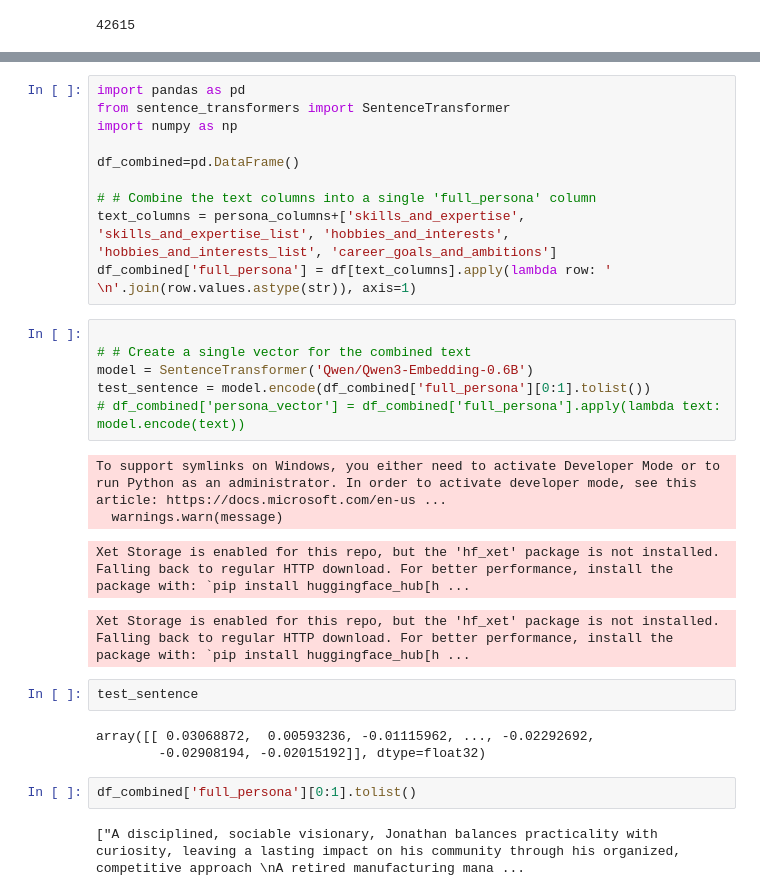
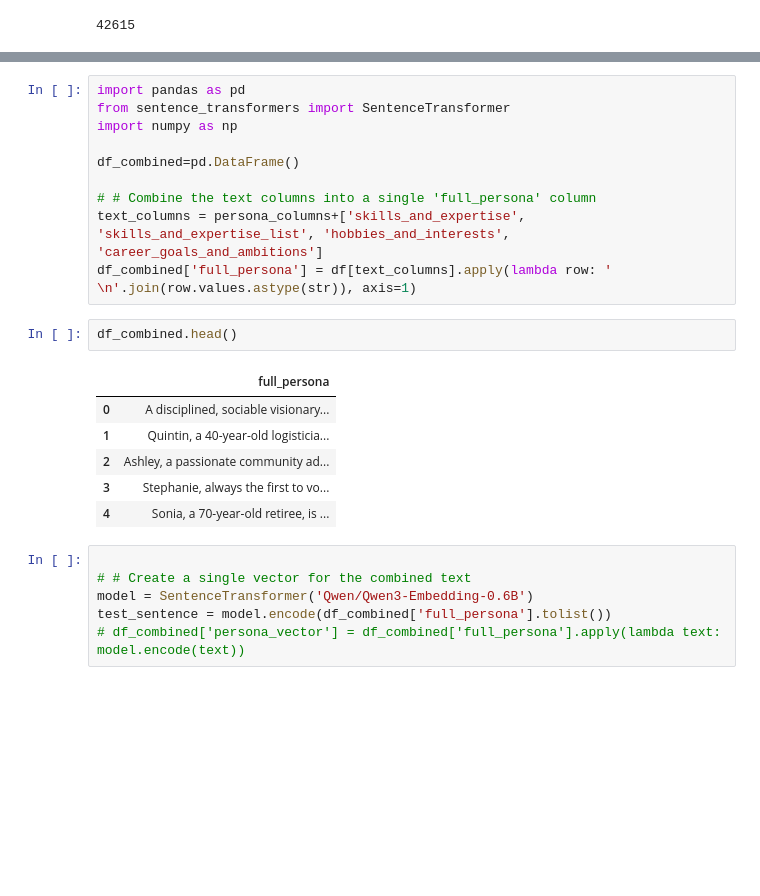
Before and after one commit to cheeseburgerhere/Synthetic-Personality-Analysis-with-NLP, a Jupyter notebook: initial_expedition/dataset_fixed.ipynb, the cells around one changed output, grey strips where cells are left out. Drawn from its saved outputs; the diff is of its cells as text; blank space fills up the shorter version.

```diff
--- a/initial_expedition/dataset_fixed.ipynb
+++ b/initial_expedition/dataset_fixed.ipynb
@@ -126,25 +126,20 @@ import numpy as np
 df_combined=pd.DataFrame()
 
 # # Combine the text columns into a single 'full_persona' column
-text_columns = persona_columns+['skills_and_expertise', 'skills_and_expertise_list', 'hobbies_and_interests', 'hobbies_and_interests_list', 'career_goals_and_ambitions']
+text_columns = persona_columns+['skills_and_expertise', 'skills_and_expertise_list', 'hobbies_and_interests', 'career_goals_and_ambitions']
 df_combined['full_persona'] = df[text_columns].apply(lambda row: ' \n'.join(row.values.astype(str)), axis=1)
+# %%
+df_combined.head()
+# %% [output]
+|  | full_persona |
+| 0 | A disciplined, sociable visionary... |
+| 1 | Quintin, a 40-year-old logisticia... |
+| 2 | Ashley, a passionate community ad... |
+| 3 | Stephanie, always the first to vo... |
+| 4 | Sonia, a 70-year-old retiree, is ... |
 # %%
 
 # # Create a single vector for the combined text
 model = SentenceTransformer('Qwen/Qwen3-Embedding-0.6B')
-test_sentence = model.encode(df_combined['full_persona'][0:1].tolist())
+test_sentence = model.encode(df_combined['full_persona'].tolist())
 # df_combined['persona_vector'] = df_combined['full_persona'].apply(lambda text: model.encode(text))
-# %% [output]
-To support symlinks on Windows, you either need to activate Developer Mode or to run Python as an administrator. In order to activate developer mode, see this article: https://docs.microsoft.com/en-us ...
-  warnings.warn(message)
-Xet Storage is enabled for this repo, but the 'hf_xet' package is not installed. Falling back to regular HTTP download. For better performance, install the package with: `pip install huggingface_hub[h ...
-Xet Storage is enabled for this repo, but the 'hf_xet' package is not installed. Falling back to regular HTTP download. For better performance, install the package with: `pip install huggingface_hub[h ...
-# %%
-test_sentence
-# %% [output]
-array([[ 0.03068872,  0.00593236, -0.01115962, ..., -0.02292692,
-        -0.02908194, -0.02015192]], dtype=float32)
-# %%
-df_combined['full_persona'][0:1].tolist()
-# %% [output]
-["A disciplined, sociable visionary, Jonathan balances practicality with curiosity, leaving a lasting impact on his community through his organized, competitive approach \nA retired manufacturing mana ...
```
Also changed, not shown: parts of 3 cells of this notebook.
